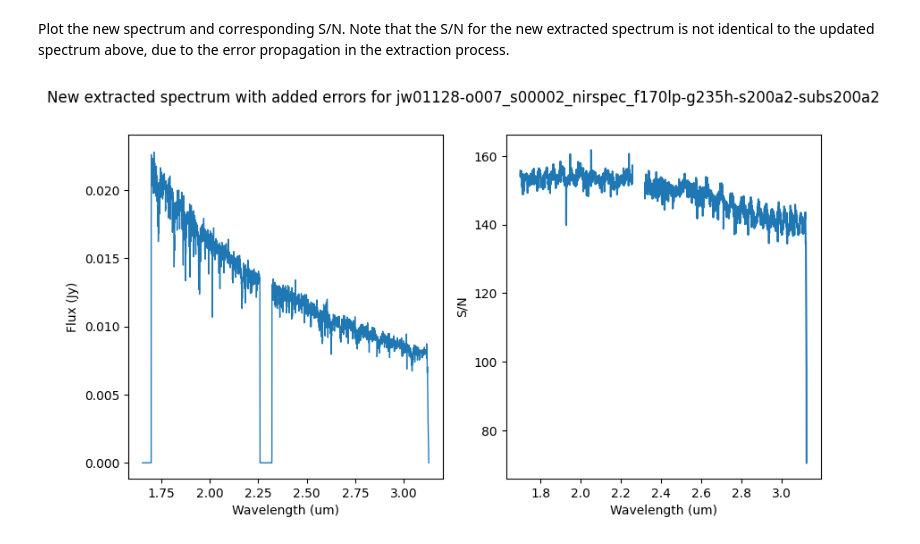
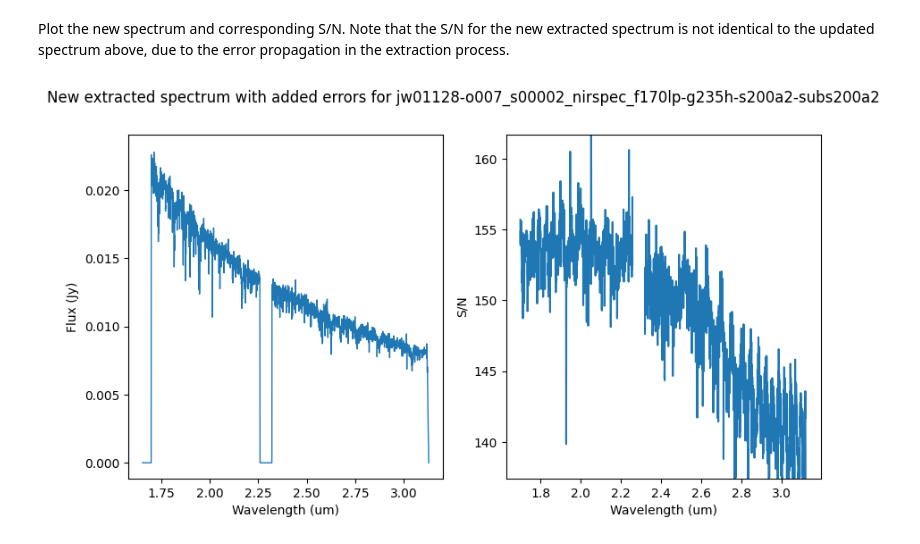
Before and after one commit to spacetelescope/jwst-caveat-examples, a Jupyter notebook: NIRSpec/nrs_missing_spectral_error_workaround.ipynb, the cells around one changed output. Saved outputs shown, nothing was run; the diff lists cells and outputs as text; code cells hidden in the pictures.

Commit message:
Rescale S/N plots for readability

```diff
--- a/NIRSpec/nrs_missing_spectral_error_workaround.ipynb
+++ b/NIRSpec/nrs_missing_spectral_error_workaround.ipynb
@@ -129,10 +129,13 @@ for i, name in enumerate(x1d_names):
                 error_range = ax[0].fill_between(data['WAVELENGTH'],
                                                  data['FLUX'] - data['FLUX_ERROR'],
                                                  data['FLUX'] + data['FLUX_ERROR'], alpha=0.2)
-                s2n = ax[1].plot(data['WAVELENGTH'], data['FLUX'] / data['FLUX_ERROR'])
+                s2n_data = data['FLUX'] / data['FLUX_ERROR']
+                s2n = ax[1].plot(data['WAVELENGTH'], s2n_data)
 
                 ax[0].set_xlabel(f"Wavelength ({header['TUNIT1']})")
                 ax[0].set_ylabel(f"Flux ({header['TUNIT2']})")
                 ax[1].set_xlabel(f"Wavelength ({header['TUNIT1']})")
                 ax[1].set_ylabel(f"S/N")
+                ax[1].set_ylim([np.percentile(s2n_data[np.isfinite(s2n_data)], 1),
+                                np.percentile(s2n_data[np.isfinite(s2n_data)], 100)])
 # %% [output]
@@ -205,10 +208,13 @@ for i, name in enumerate(x1d_names):
                 error_range = ax[0].fill_between(data['WAVELENGTH'],
                                                  data['FLUX'] - data['FLUX_ERROR'],
                                                  data['FLUX'] + data['FLUX_ERROR'], alpha=0.2)
-                s2n = ax[1].plot(data['WAVELENGTH'], data['FLUX'] / data['FLUX_ERROR'])
+                s2n_data = data['FLUX'] / data['FLUX_ERROR']
+                s2n = ax[1].plot(data['WAVELENGTH'], s2n_data)
 
                 ax[0].set_xlabel(f"Wavelength ({header['TUNIT1']})")
                 ax[0].set_ylabel(f"Flux ({header['TUNIT2']})")
                 ax[1].set_xlabel(f"Wavelength ({header['TUNIT1']})")
                 ax[1].set_ylabel(f"S/N")
+                ax[1].set_ylim([np.percentile(s2n_data[np.isfinite(s2n_data)], 1),
+                                np.percentile(s2n_data[np.isfinite(s2n_data)], 100)])
 # %% [output]
@@ -316,24 +322,27 @@ Plot the new spectrum and corresponding S/N.  Note that the S/N for the new extr
 # %%
 fig, ax = plt.subplots(1, 2, figsize=(10, 5))
 plt.suptitle(f'New extracted spectrum with added errors for {spec3_name}')
 
 # pipeline extracted spectrum
 for i, name in enumerate(new_x1d_names):
     with fits.open(name) as hdulist:
         for extnum in range(len(hdulist)):
             hdu = hdulist[extnum]
             if hdu.name == 'EXTRACT1D':
                 data = hdu.data
                 header = hdu.header
                 flux_plot = ax[0].plot(data['WAVELENGTH'], data['FLUX'], linewidth=1)
                 error_range = ax[0].fill_between(data['WAVELENGTH'],
                                                  data['FLUX'] - data['FLUX_ERROR'],
                                                  data['FLUX'] + data['FLUX_ERROR'], alpha=0.2)
-                s2n = ax[1].plot(data['WAVELENGTH'], data['FLUX'] / data['FLUX_ERROR'])
+                s2n_data = data['FLUX'] / data['FLUX_ERROR']
+                s2n = ax[1].plot(data['WAVELENGTH'], s2n_data)
 
                 ax[0].set_xlabel(f"Wavelength ({header['TUNIT1']})")
                 ax[0].set_ylabel(f"Flux ({header['TUNIT2']})")
                 ax[1].set_xlabel(f"Wavelength ({header['TUNIT1']})")
                 ax[1].set_ylabel(f"S/N")
+                ax[1].set_ylim([np.percentile(s2n_data[np.isfinite(s2n_data)], 1),
+                                np.percentile(s2n_data[np.isfinite(s2n_data)], 100)])
 # %% [output]
-[figure, old version]
+[figure, new version]
```
Also changed, not shown: parts of 4 cells of this notebook.
